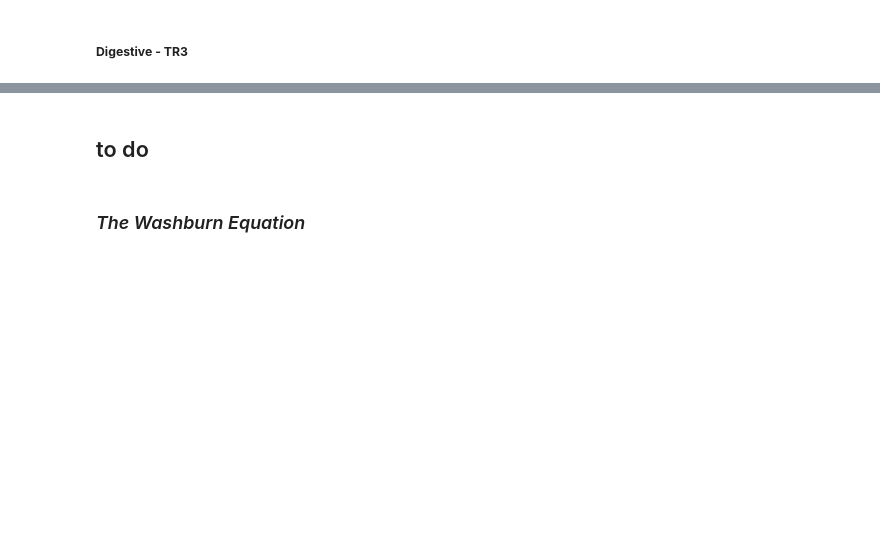
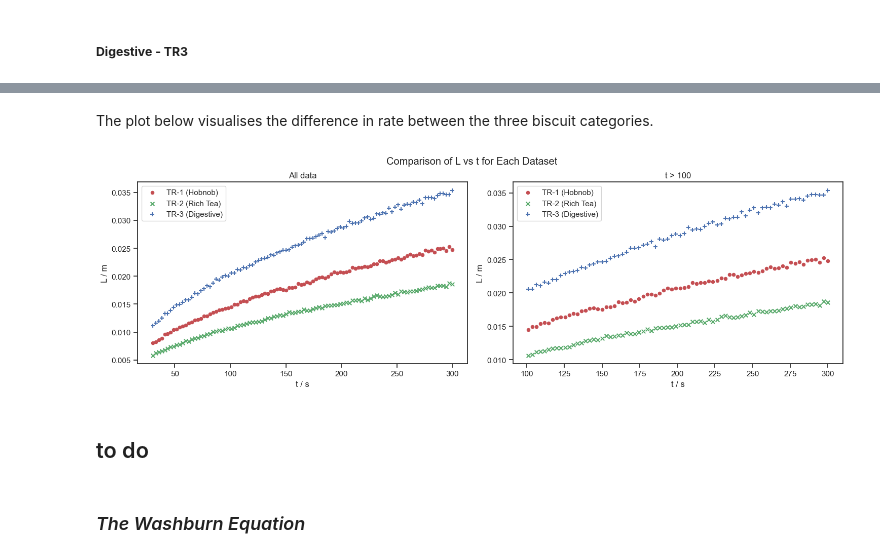
Before and after one commit to kgerrand/Code, a Jupyter notebook: data_analysis.ipynb, the cells around one changed output, grey strips where cells are left out. Drawn from its saved outputs; the diff is of its cells as text; code cells hidden in the pictures; blank space fills up the shorter version.

```diff
--- a/data_analysis.ipynb
+++ b/data_analysis.ipynb
@@ -659,3 +811,45 @@ Percentage difference between calculated and average r for tr-3: 24.7%
+# %% [markdown]
+The plot below visualises the difference in rate between the three biscuit categories.
+# %%
+# plotting L against t
+fig, axes = plt.subplots(1,2,figsize=(15, 5))
+sns.set_theme(style='ticks', font='Arial')
+
+# all data
+axes[0].scatter(tr1['t'], tr1['L'], c='r', marker='o', label='tr-1', s=20)
+axes[0].scatter(tr2['t'], tr2['L'], c='g', marker='x', label='tr-2', s=30)
+axes[0].scatter(tr3['t'], tr3['L'], c='b', marker='+', label='tr-3', s=30)
+
+axes[0].set_title('All data')
+
+# only t > 100
+axes[1].scatter(tr1[tr1['t'] > 100]['t'], tr1[tr1['t'] > 100]['L'], c='r', marker='o', label='tr-1', s=20)
+axes[1].scatter(tr2[tr2['t'] > 100]['t'], tr2[tr2['t'] > 100]['L'], c='g', marker='x', label='tr-2', s=30)
+axes[1].scatter(tr3[tr3['t'] > 100]['t'], tr3[tr3['t'] > 100]['L'], c='b', marker='+', label='tr-3', s=30)
+
+axes[1].set_title('t > 100')
+
+
+# changing legend labels to show biscuit type
+handles, labels = axes[0].get_legend_handles_labels()
+custom_labels = {
+    'tr-1': 'TR-1 (Hobnob)',
+    'tr-2': 'TR-2 (Rich Tea)',
+    'tr-3': 'TR-3 (Digestive)'
+}
+
+legend_labels = [custom_labels[label] if label in custom_labels else label for label in labels]
+axes[0].legend(handles=handles, labels=legend_labels)
+axes[1].legend(handles=handles, labels=legend_labels)
+
+for ax in axes:
+    ax.set_xlabel('t / s')
+    ax.set_ylabel('L / m')
+
+fig.suptitle('Comparison of L vs t for Each Dataset', y=0.95)
+fig.tight_layout()
+# %% [output]
+[figure, added]
 # %% [markdown]
 ## to do
 # %% [markdown]
```
Also changed, not shown: parts of 11 cells of this notebook.
